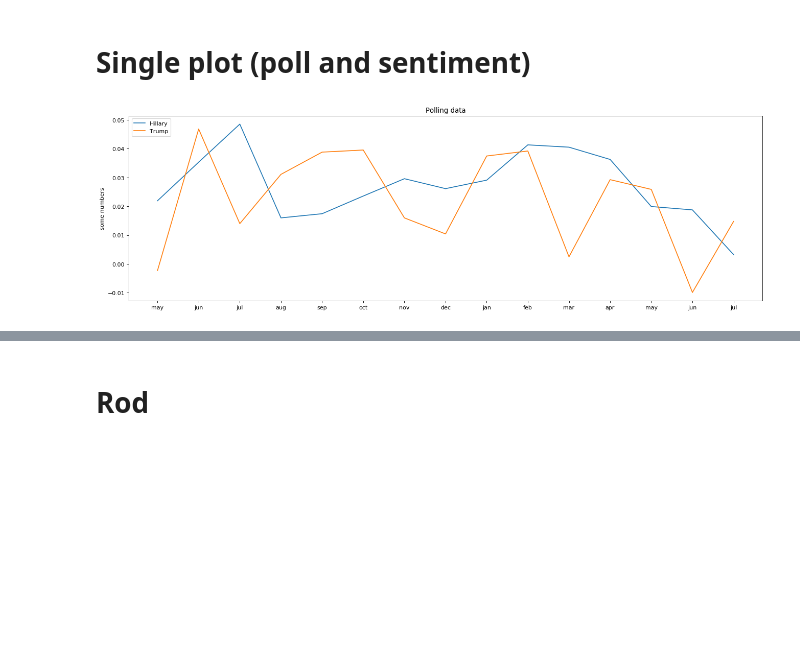
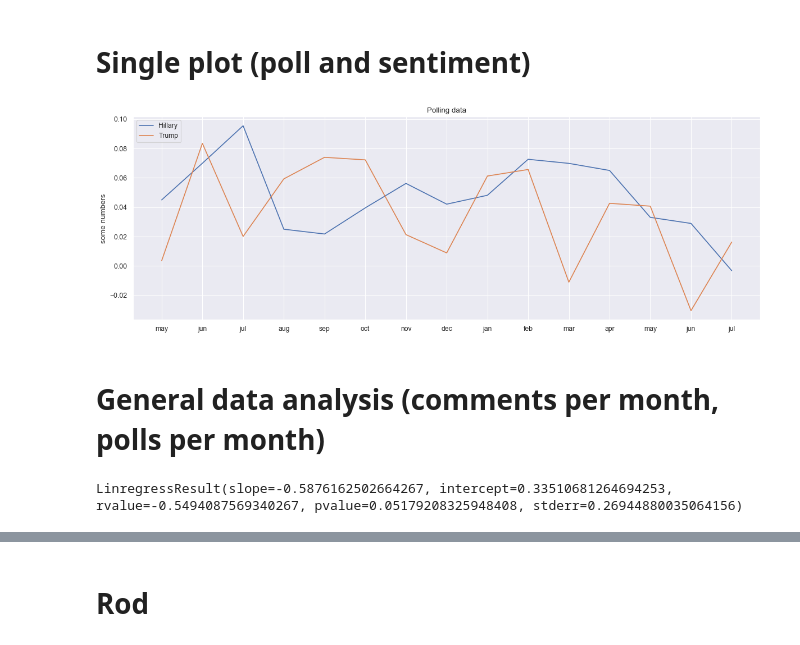
Before and after one commit to dangk89/thesis-project, a Jupyter notebook: analysis.ipynb, the cells around one changed output, grey strips where cells are left out. Drawn from its saved outputs; the diff is of its cells as text; code cells hidden in the pictures; blank space fills up the shorter version.

```diff
--- a/analysis.ipynb
+++ b/analysis.ipynb
@@ -246,2 +252,15 @@ for candidate in sentScores:
+# %%
+# Modified
+analyzer = SIA()
+commentScores = []
+
+for candidate in dataSet:
+    candidateScores = []
+    for comment in candidate:
+        sentence = comment[0]
+        score = analyzer.polarity_scores(sentence)['compound']
+        stamp = comment[1]
+        candidateScores.append([sentence, score, stamp])
+    commentScores.append(candidateScores)
 # %%
 # Save data
@@ -249,4 +268,4 @@ with open("commentScores_all", "wb") as fp:
     pickle.dump(commentScores, fp)
 # %%
-with open(r"commentScores_all", "rb") as input_file:
+with open(r"commentScores_all2", "rb") as input_file:
     commentScores = pickle.load(input_file)
@@ -294,3 +274,31 @@ meanSanders = [np.mean(sandersScores[(sandersScores[2] > e[0]) & (sandersScores[
+# %%
+# Tuples for dataframe iteration by month
+monthTuples = [["2015-03-01",  "2015-04-01"], ["2015-04-01",  "2015-05-01"], ["2015-05-01",  "2015-06-01"], ["2015-06-01",  "2015-07-01"], ["2015-07-01",  "2015-08-01"], ["2015-08-01",  "2015-09-01"], ["2015-09-01",  "2015-10-01"], ["2015-10-01",  "2015-11-01"], ["2015-11-01",  "2015-12-01"], ["2015-12-01",  "2016-01-01"], ["2016-01-01",  "2016-02-01"], ["2016-02-01",  "2016-03-01"], ["2016-03-01",  "2016-04-01"], ["2016-04-01",  "2016-05-01"], ["2016-05-01",  "2016-06-01"], ["2016-06-01",  "2016-07-01"], ["2016-07-01",  "2016-08-01"], ["2016-08-01",  "2016-09-01"], ["2016-09-01",  "2016-10-01"], ["2016-10-01",  "2016-11-01"], ["2016-11-01",  "2016-12-01"], ["2016-12-01",  "2017-01-01"]]
+
+
+# Week tuples for iteration by month for late race analysis
+ep = 1463961540
+weekTuples = []
+for i in range(32):
+    s = timeInvert(ep)
+    ep += 604800
+    e = timeInvert(ep)
+    weekTuples.append([s,e])
+
+hillaryScores = pd.DataFrame(commentScores[0])
+cruzScores =pd.DataFrame(commentScores[1])
+trumpScores =  pd.DataFrame(commentScores[2])
+sandersScores =  pd.DataFrame(commentScores[3])
+
+# Monthly mean from 2015-03
+meanHillary = [np.mean(hillaryScores[(hillaryScores[2] > e[0]) & (hillaryScores[2] < e[1])][1]) for e in timeTuples]
+meanCruz = [np.mean(cruzScores[(cruzScores[2] > e[0]) & (cruzScores[2] < e[1])][1]) for e in timeTuples]
+meanTrump = [np.mean(trumpScores[(trumpScores[2] > e[0]) & (trumpScores[2] < e[1])][1]) for e in timeTuples]
+meanSanders = [np.mean(sandersScores[(sandersScores[2] > e[0]) & (sandersScores[2] < e[1])][1]) for e in timeTuples]
+
+# Weekly mean from 2016-06
+wmeanHillary = [np.mean(hillaryScores[(hillaryScores[2] > timeConvert(e[0])) & (hillaryScores[2] < timeConvert(e[1]))][1]) for e in weekTuples]
+wmeanTrump = [np.mean(trumpScores[(trumpScores[2] > timeConvert(e[0])) & (trumpScores[2] < timeConvert(e[1]))][1]) for e in weekTuples]
 # %%
 #times = [timeInvert(e[0])[:7] for e in timeTuples]
 fig=plt.figure(figsize=(20, 6), dpi= 80, facecolor='w', edgecolor='k')
@@ -621,7 +786,7 @@ axs[1].legend(loc='upper left')
 # Single plot (poll and sentiment)
 # %%
 #times = [timeInvert(e[0])[:7] for e in timeTuples]
-fig=plt.figure(figsize=(20, 6), dpi= 80, facecolor='w', edgecolor='k')
+fig=plt.figure(figsize=(18, 6), dpi= 80, facecolor='w', edgecolor='k')
 
 times = ['mar','apr','may','jun','jul','aug','sep','oct','nov','dec','jan','feb','mar','apr','may','jun','jul','aug','sep','oct','nov','dec']
 times = times[2:17]
@@ -632,31 +797,39 @@ plt.xticks(x, times)
 scaler = preprocessing.StandardScaler()
 scaled = scaler.fit_transform([meanTrump[2:17],[e[1] for e in mClTr][2:17]])
 
 
 mHillary = meanHillary[2:17]
 mTrump = meanTrump[2:17]
 
 sHillary = [e[0] for e in mClTr][2:17]
 sTrump = [e[1] for e in mClTr][2:17]
 
 nmHillary = preprocessing.normalize([mHillary])[0]
 nmTrump = preprocessing.normalize([mTrump])[0]
 
 nsHillary = preprocessing.normalize([sHillary])[0]
 nsTrump = preprocessing.normalize([sTrump])[0]
 #b = preprocessing.normalize([meanTrump[2:17]])[0]
 #c = preprocessing.normalize([[e[1] for e in mClTr][2:17]])[0]
 
 
 
 plt.plot(mHillary,label='Hillary')
 plt.plot(mTrump,label='Trump')
 
 
 
 pylab.legend(loc='upper left')
 plt.title('Polling data')
 plt.ylabel('some numbers')
 plt.show()
 # %% [output]
-[figure, old version]
+[figure, new version]
+# %% [markdown]
+# General data analysis (comments per month, polls per month)
+# %%
+stats.linregress(pClCrCl,sClCrCl)
+
+#stats.linregress(pClCrCr,sClCrCr)
+# %% [output]
+LinregressResult(slope=-0.5876162502664267, intercept=0.33510681264694253, rvalue=-0.5494087569340267, pvalue=0.05179208325948408, stderr=0.26944880035064156)
```
Also changed, not shown: parts of 62 cells of this notebook.
